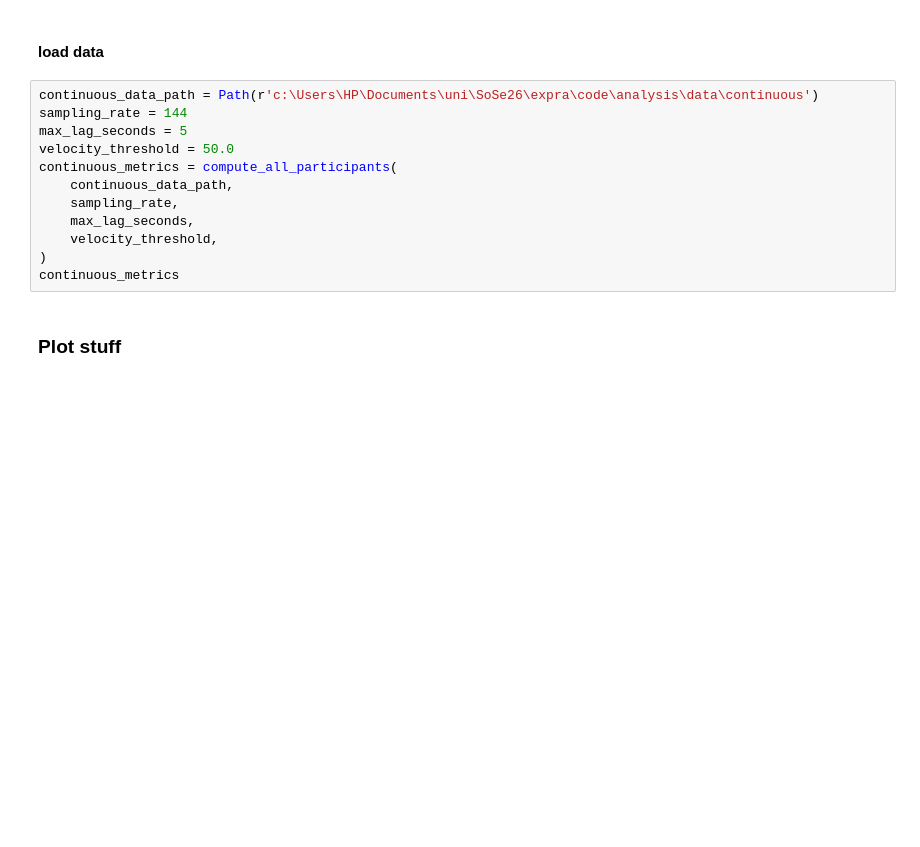
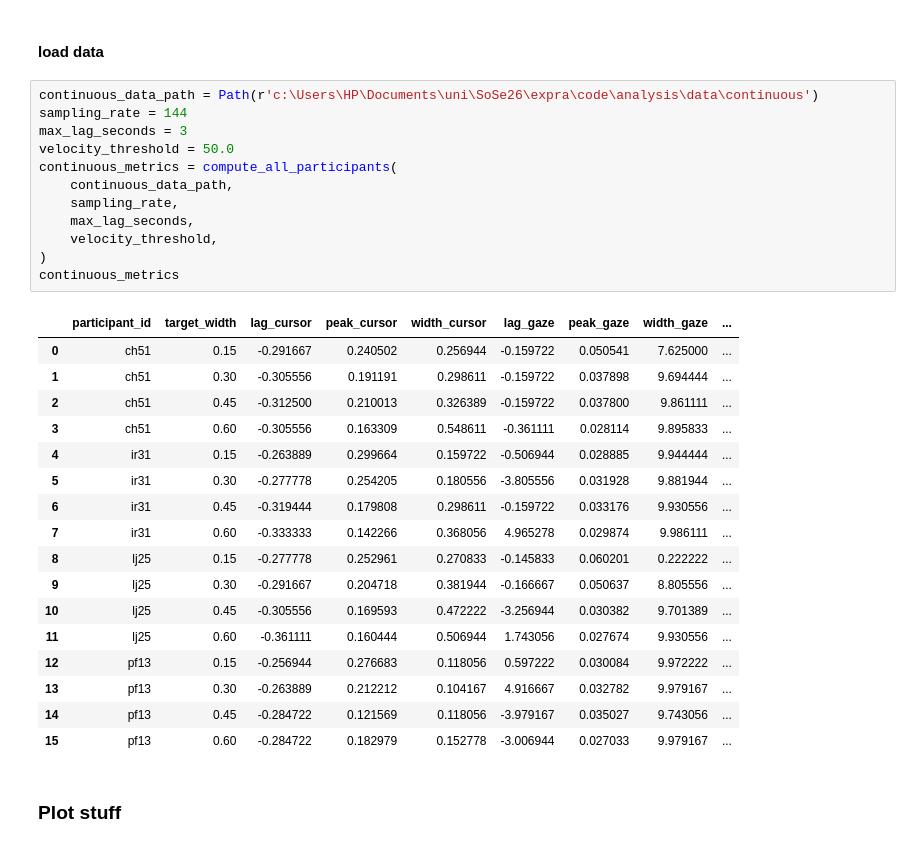
Before and after one commit to Fmin7sharp11/ExPra2026_analysis, a Jupyter notebook: continuous.ipynb, the cells around one changed output. Saved outputs shown, nothing was run; the diff lists cells and outputs as text; blank space fills up the shorter version.

```diff
--- a/continuous.ipynb
+++ b/continuous.ipynb
@@ -613,15 +699,33 @@ def compute_all_participants(
 # %%
 continuous_data_path = Path(r'c:\Users\HP\Documents\uni\SoSe26\expra\code\analysis\data\continuous')
 sampling_rate = 144
-max_lag_seconds = 5
+max_lag_seconds = 3
 velocity_threshold = 50.0
 continuous_metrics = compute_all_participants(
     continuous_data_path,
     sampling_rate,
     max_lag_seconds,
     velocity_threshold,
 )
 continuous_metrics
+# %% [output]
+|  | participant_id | target_width | lag_cursor | peak_cursor | width_cursor | lag_gaze | peak_gaze | width_gaze | ... |
+| 0 | ch51 | 0.15 | -0.291667 | 0.240502 | 0.256944 | -0.159722 | 0.050541 | 7.625000 | ... |
+| 1 | ch51 | 0.30 | -0.305556 | 0.191191 | 0.298611 | -0.159722 | 0.037898 | 9.694444 | ... |
+| 2 | ch51 | 0.45 | -0.312500 | 0.210013 | 0.326389 | -0.159722 | 0.037800 | 9.861111 | ... |
+| 3 | ch51 | 0.60 | -0.305556 | 0.163309 | 0.548611 | -0.361111 | 0.028114 | 9.895833 | ... |
+| 4 | ir31 | 0.15 | -0.263889 | 0.299664 | 0.159722 | -0.506944 | 0.028885 | 9.944444 | ... |
+| 5 | ir31 | 0.30 | -0.277778 | 0.254205 | 0.180556 | -3.805556 | 0.031928 | 9.881944 | ... |
+| 6 | ir31 | 0.45 | -0.319444 | 0.179808 | 0.298611 | -0.159722 | 0.033176 | 9.930556 | ... |
+| 7 | ir31 | 0.60 | -0.333333 | 0.142266 | 0.368056 | 4.965278 | 0.029874 | 9.986111 | ... |
+| 8 | lj25 | 0.15 | -0.277778 | 0.252961 | 0.270833 | -0.145833 | 0.060201 | 0.222222 | ... |
+| 9 | lj25 | 0.30 | -0.291667 | 0.204718 | 0.381944 | -0.166667 | 0.050637 | 8.805556 | ... |
+| 10 | lj25 | 0.45 | -0.305556 | 0.169593 | 0.472222 | -3.256944 | 0.030382 | 9.701389 | ... |
+| 11 | lj25 | 0.60 | -0.361111 | 0.160444 | 0.506944 | 1.743056 | 0.027674 | 9.930556 | ... |
+| 12 | pf13 | 0.15 | -0.256944 | 0.276683 | 0.118056 | 0.597222 | 0.030084 | 9.972222 | ... |
+| 13 | pf13 | 0.30 | -0.263889 | 0.212212 | 0.104167 | 4.916667 | 0.032782 | 9.979167 | ... |
+| 14 | pf13 | 0.45 | -0.284722 | 0.121569 | 0.118056 | -3.979167 | 0.035027 | 9.743056 | ... |
+| 15 | pf13 | 0.60 | -0.284722 | 0.182979 | 0.152778 | -3.006944 | 0.027033 | 9.979167 | ... |
 # %% [markdown]
 ### Plot stuff
 # %%
```
Also changed, not shown: parts of 11 cells of this notebook.
